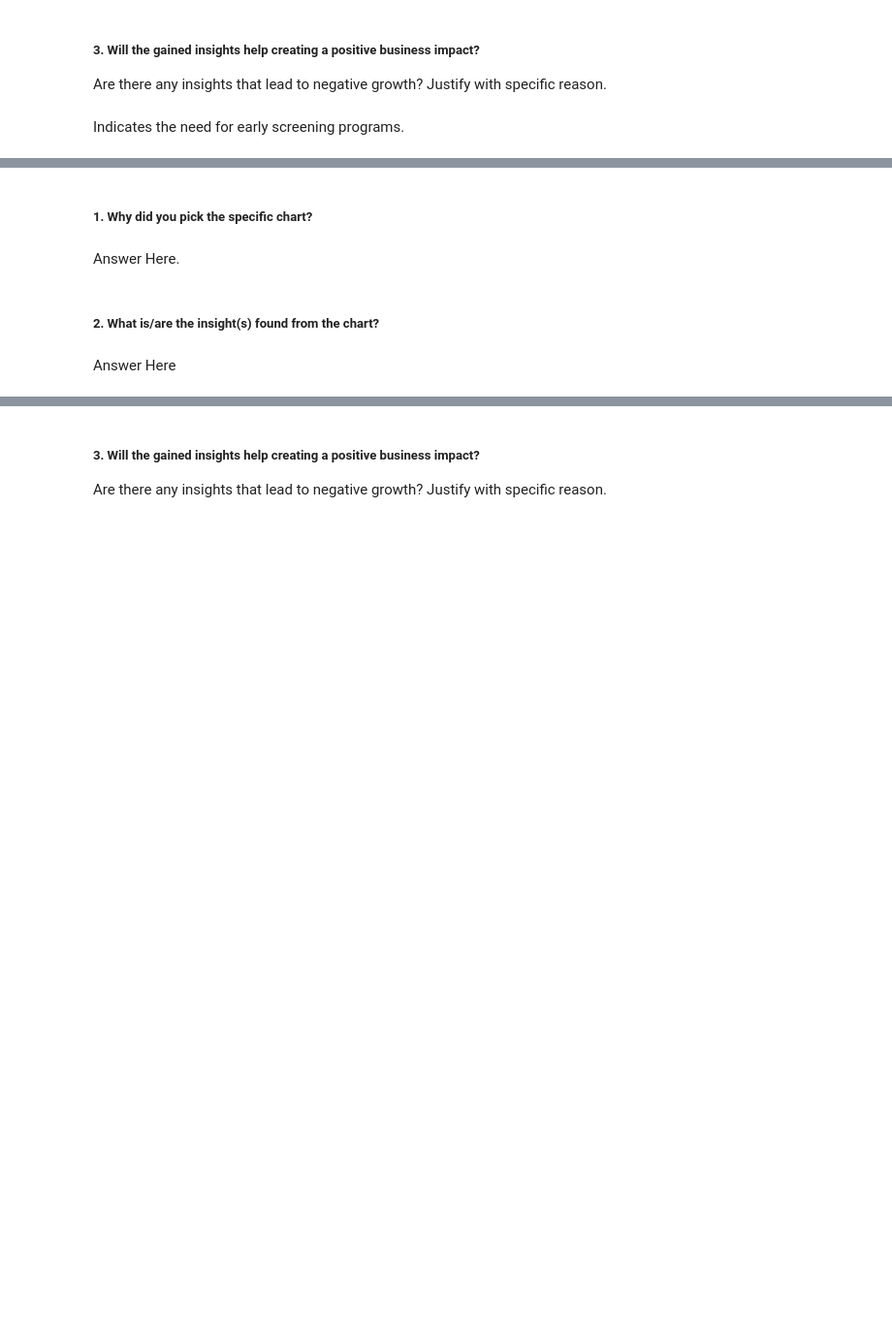
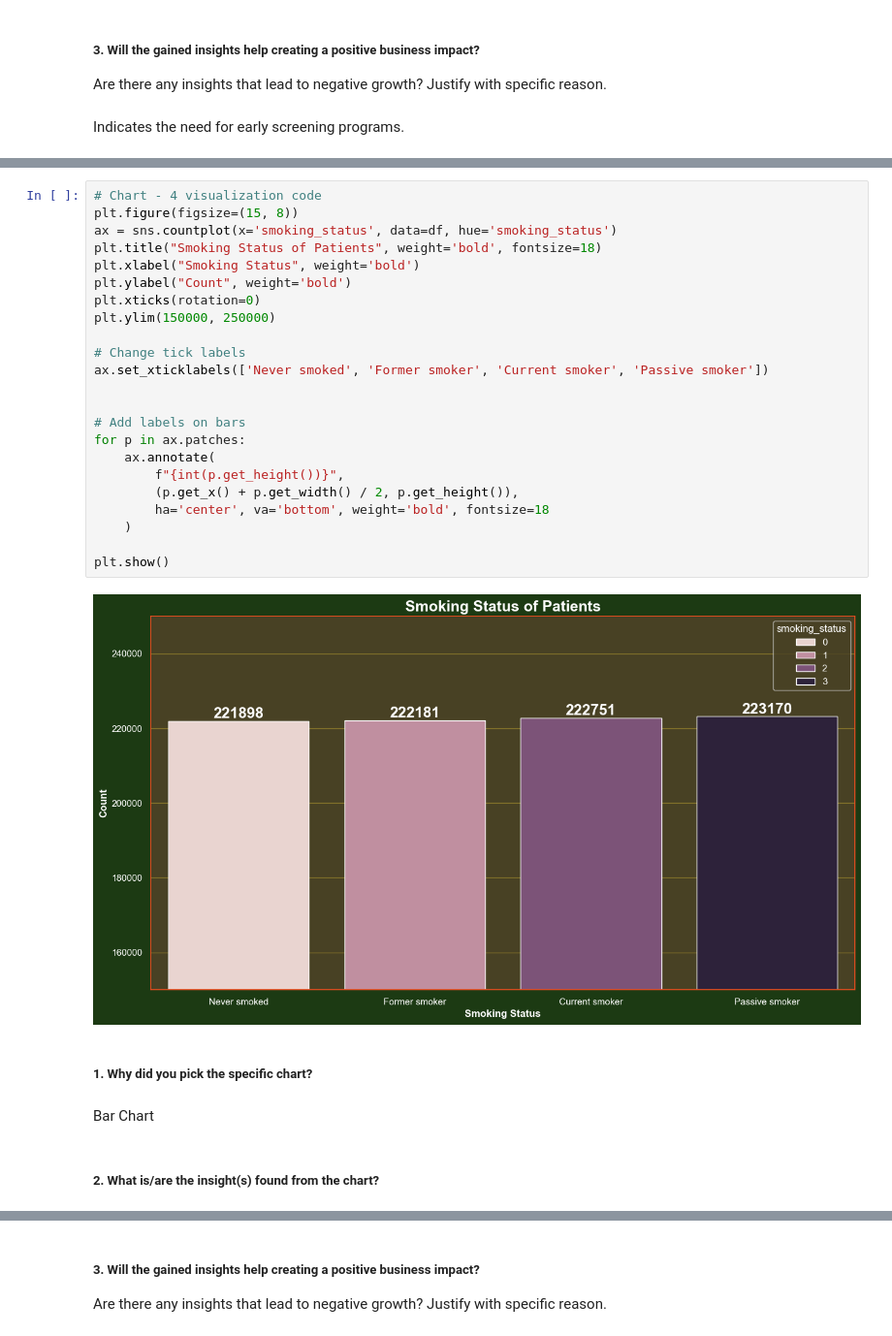
Before and after one commit to KushangShah/Lung-Cancer-Prediction, a Jupyter notebook: Lung Cancer - NoteBook.ipynb, the cells around one changed output, grey strips where cells are left out. Shown at 97% size. Saved outputs shown, nothing was run; the diff lists cells and outputs as text; blank space fills up the shorter version.

```diff
--- a/Lung Cancer - NoteBook.ipynb
+++ b/Lung Cancer - NoteBook.ipynb
@@ -609,8 +632,31 @@ Indicates the need for early screening programs.
+# %%
+# Chart - 4 visualization code
+plt.figure(figsize=(15, 8))
+ax = sns.countplot(x='smoking_status', data=df, hue='smoking_status')
+plt.title("Smoking Status of Patients", weight='bold', fontsize=18)
+plt.xlabel("Smoking Status", weight='bold')
+plt.ylabel("Count", weight='bold')
+plt.xticks(rotation=0)
+plt.ylim(150000, 250000)
+
+# Change tick labels
+ax.set_xticklabels(['Never smoked', 'Former smoker', 'Current smoker', 'Passive smoker'])
+
+
+# Add labels on bars
+for p in ax.patches:
+    ax.annotate(
+        f"{int(p.get_height())}",
+        (p.get_x() + p.get_width() / 2, p.get_height()),
+        ha='center', va='bottom', weight='bold', fontsize=18
+    )
+
+plt.show()
+# %% [output]
+[figure, added]
 # %% [markdown]
 ##### 1. Why did you pick the specific chart?
-# %% [markdown]
-Answer Here.
+# %% [markdown]
+Bar Chart
 # %% [markdown]
 ##### 2. What is/are the insight(s) found from the chart?
-# %% [markdown]
-Answer Here
```
Also changed, not shown: parts of 51 cells of this notebook.
